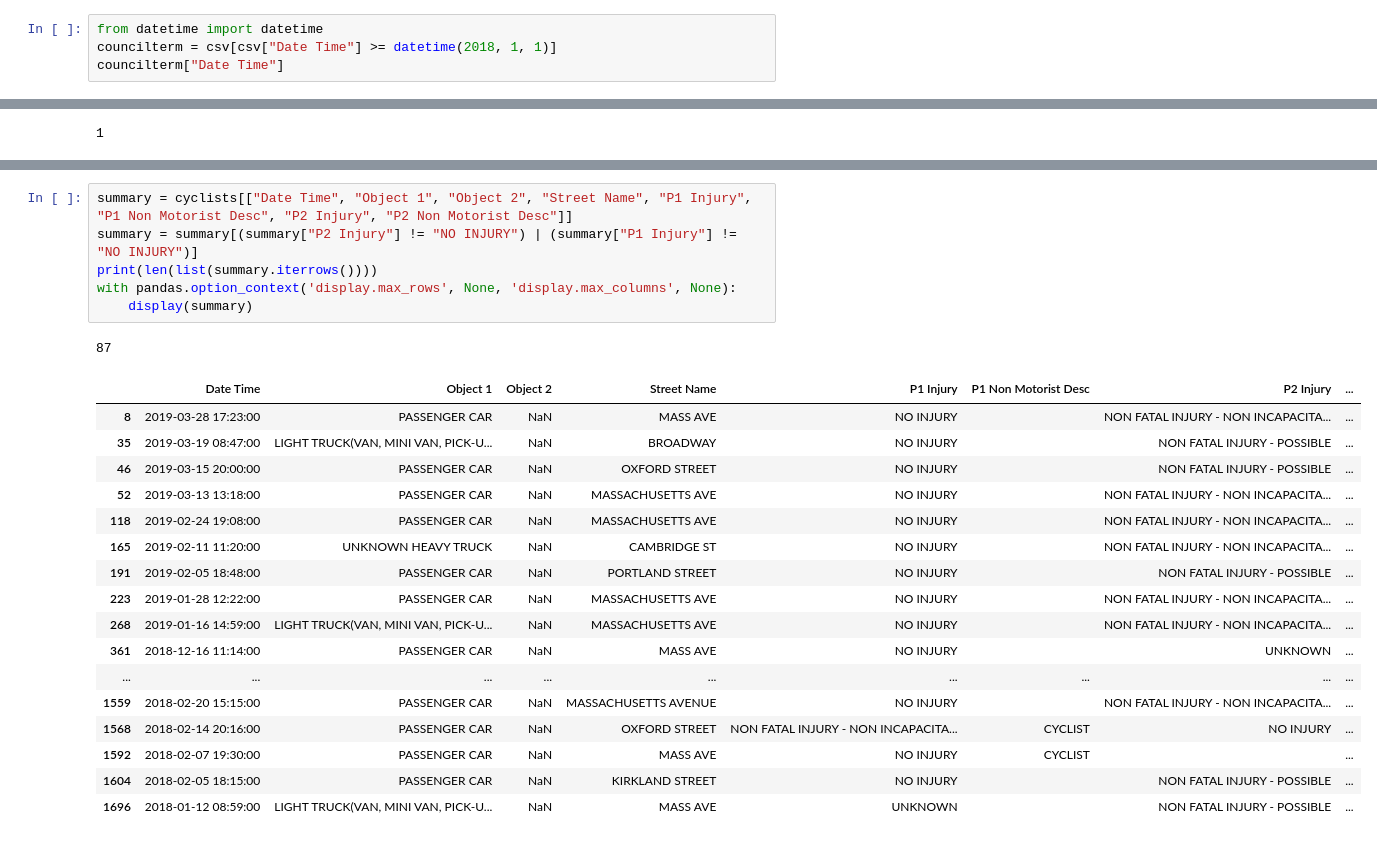
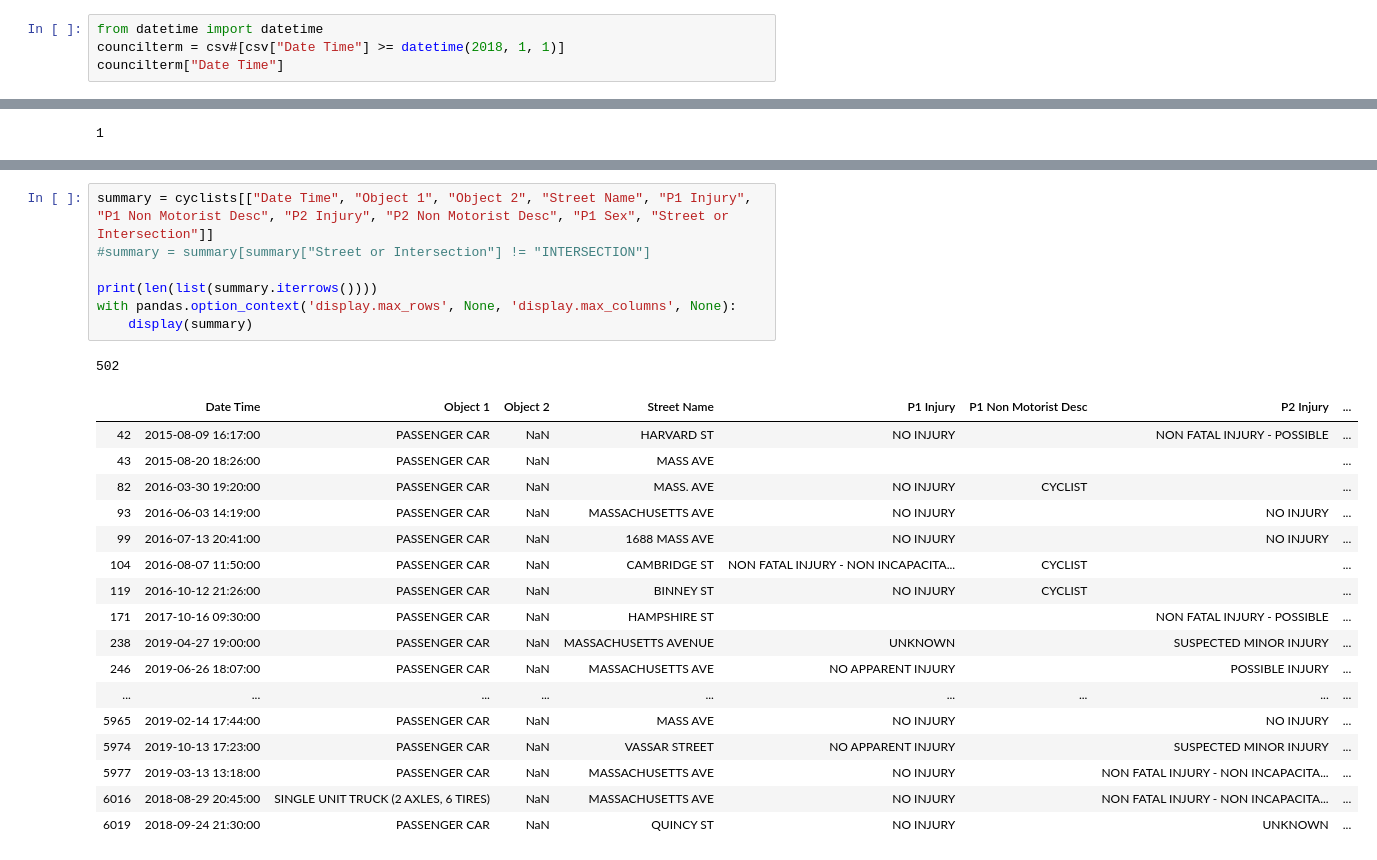
Before and after one commit to itamarst/cambridge-crashes, a Jupyter notebook: crashes.ipynb, the cells around one changed output, grey strips where cells are left out. Cells and saved outputs as stored; diff of their text form.

Commit message:
Another version, focused on all crashes, differentiating by intersection or not.

```diff
--- a/crashes.ipynb
+++ b/crashes.ipynb
@@ -67,5 +62,5 @@ Name: Date Time, Length: 6526, dtype: datetime64[ns]
 # %%
 from datetime import datetime
-councilterm = csv[csv["Date Time"] >= datetime(2018, 1, 1)]
+councilterm = csv#[csv["Date Time"] >= datetime(2018, 1, 1)]
 councilterm["Date Time"]
 # %% [output]
@@ -117,26 +102,27 @@ cyclists
 # %%
-summary = cyclists[["Date Time", "Object 1", "Object 2", "Street Name", "P1 Injury", "P1 Non Motorist Desc", "P2 Injury", "P2 Non Motorist Desc"]]
-summary = summary[(summary["P2 Injury"] != "NO INJURY") | (summary["P1 Injury"] != "NO INJURY")]
+summary = cyclists[["Date Time", "Object 1", "Object 2", "Street Name", "P1 Injury", "P1 Non Motorist Desc", "P2 Injury", "P2 Non Motorist Desc", "P1 Sex", "Street or Intersection"]]
+#summary = summary[summary["Street or Intersection"] != "INTERSECTION"]
+
 print(len(list(summary.iterrows())))
 with pandas.option_context('display.max_rows', None, 'display.max_columns', None):
     display(summary)
 # %% [output]
-87
+502
 |  | Date Time | Object 1 | Object 2 | Street Name | P1 Injury | P1 Non Motorist Desc | P2 Injury | ... |
-| 8 | 2019-03-28 17:23:00 | PASSENGER CAR | NaN | MASS AVE | NO INJURY |  | NON FATAL INJURY - NON INCAPACITA... | ... |
-| 35 | 2019-03-19 08:47:00 | LIGHT TRUCK(VAN, MINI VAN, PICK-U... | NaN | BROADWAY | NO INJURY |  | NON FATAL INJURY - POSSIBLE | ... |
-| 46 | 2019-03-15 20:00:00 | PASSENGER CAR | NaN | OXFORD STREET | NO INJURY |  | NON FATAL INJURY - POSSIBLE | ... |
-| 52 | 2019-03-13 13:18:00 | PASSENGER CAR | NaN | MASSACHUSETTS AVE | NO INJURY |  | NON FATAL INJURY - NON INCAPACITA... | ... |
-| 118 | 2019-02-24 19:08:00 | PASSENGER CAR | NaN | MASSACHUSETTS AVE | NO INJURY |  | NON FATAL INJURY - NON INCAPACITA... | ... |
-| 165 | 2019-02-11 11:20:00 | UNKNOWN HEAVY TRUCK | NaN | CAMBRIDGE ST | NO INJURY |  | NON FATAL INJURY - NON INCAPACITA... | ... |
-| 191 | 2019-02-05 18:48:00 | PASSENGER CAR | NaN | PORTLAND STREET | NO INJURY |  | NON FATAL INJURY - POSSIBLE | ... |
-| 223 | 2019-01-28 12:22:00 | PASSENGER CAR | NaN | MASSACHUSETTS AVE | NO INJURY |  | NON FATAL INJURY - NON INCAPACITA... | ... |
-| 268 | 2019-01-16 14:59:00 | LIGHT TRUCK(VAN, MINI VAN, PICK-U... | NaN | MASSACHUSETTS AVE | NO INJURY |  | NON FATAL INJURY - NON INCAPACITA... | ... |
-| 361 | 2018-12-16 11:14:00 | PASSENGER CAR | NaN | MASS AVE | NO INJURY |  | UNKNOWN | ... |
+| 42 | 2015-08-09 16:17:00 | PASSENGER CAR | NaN | HARVARD ST | NO INJURY |  | NON FATAL INJURY - POSSIBLE | ... |
+| 43 | 2015-08-20 18:26:00 | PASSENGER CAR | NaN | MASS AVE |  |  |  | ... |
+| 82 | 2016-03-30 19:20:00 | PASSENGER CAR | NaN | MASS. AVE | NO INJURY | CYCLIST |  | ... |
+| 93 | 2016-06-03 14:19:00 | PASSENGER CAR | NaN | MASSACHUSETTS AVE | NO INJURY |  | NO INJURY | ... |
+| 99 | 2016-07-13 20:41:00 | PASSENGER CAR | NaN | 1688 MASS AVE | NO INJURY |  | NO INJURY | ... |
+| 104 | 2016-08-07 11:50:00 | PASSENGER CAR | NaN | CAMBRIDGE ST | NON FATAL INJURY - NON INCAPACITA... | CYCLIST |  | ... |
+| 119 | 2016-10-12 21:26:00 | PASSENGER CAR | NaN | BINNEY ST | NO INJURY | CYCLIST |  | ... |
+| 171 | 2017-10-16 09:30:00 | PASSENGER CAR | NaN | HAMPSHIRE ST |  |  | NON FATAL INJURY - POSSIBLE | ... |
+| 238 | 2019-04-27 19:00:00 | PASSENGER CAR | NaN | MASSACHUSETTS AVENUE | UNKNOWN |  | SUSPECTED MINOR INJURY | ... |
+| 246 | 2019-06-26 18:07:00 | PASSENGER CAR | NaN | MASSACHUSETTS AVE | NO APPARENT INJURY |  | POSSIBLE INJURY | ... |
 | ... | ... | ... | ... | ... | ... | ... | ... | ... |
-| 1559 | 2018-02-20 15:15:00 | PASSENGER CAR | NaN | MASSACHUSETTS AVENUE | NO INJURY |  | NON FATAL INJURY - NON INCAPACITA... | ... |
-| 1568 | 2018-02-14 20:16:00 | PASSENGER CAR | NaN | OXFORD STREET | NON FATAL INJURY - NON INCAPACITA... | CYCLIST | NO INJURY | ... |
-| 1592 | 2018-02-07 19:30:00 | PASSENGER CAR | NaN | MASS AVE | NO INJURY | CYCLIST |  | ... |
-| 1604 | 2018-02-05 18:15:00 | PASSENGER CAR | NaN | KIRKLAND STREET | NO INJURY |  | NON FATAL INJURY - POSSIBLE | ... |
-| 1696 | 2018-01-12 08:59:00 | LIGHT TRUCK(VAN, MINI VAN, PICK-U... | NaN | MASS AVE | UNKNOWN |  | NON FATAL INJURY - POSSIBLE | ... |
+| 5965 | 2019-02-14 17:44:00 | PASSENGER CAR | NaN | MASS AVE | NO INJURY |  | NO INJURY | ... |
+| 5974 | 2019-10-13 17:23:00 | PASSENGER CAR | NaN | VASSAR STREET | NO APPARENT INJURY |  | SUSPECTED MINOR INJURY | ... |
+| 5977 | 2019-03-13 13:18:00 | PASSENGER CAR | NaN | MASSACHUSETTS AVE | NO INJURY |  | NON FATAL INJURY - NON INCAPACITA... | ... |
+| 6016 | 2018-08-29 20:45:00 | SINGLE UNIT TRUCK (2 AXLES, 6 TIRES) | NaN | MASSACHUSETTS AVE | NO INJURY |  | NON FATAL INJURY - NON INCAPACITA... | ... |
+| 6019 | 2018-09-24 21:30:00 | PASSENGER CAR | NaN | QUINCY ST | NO INJURY |  | UNKNOWN | ... |
 # %%
```
Also changed, not shown: parts of 5 cells of this notebook, 1 other file.
